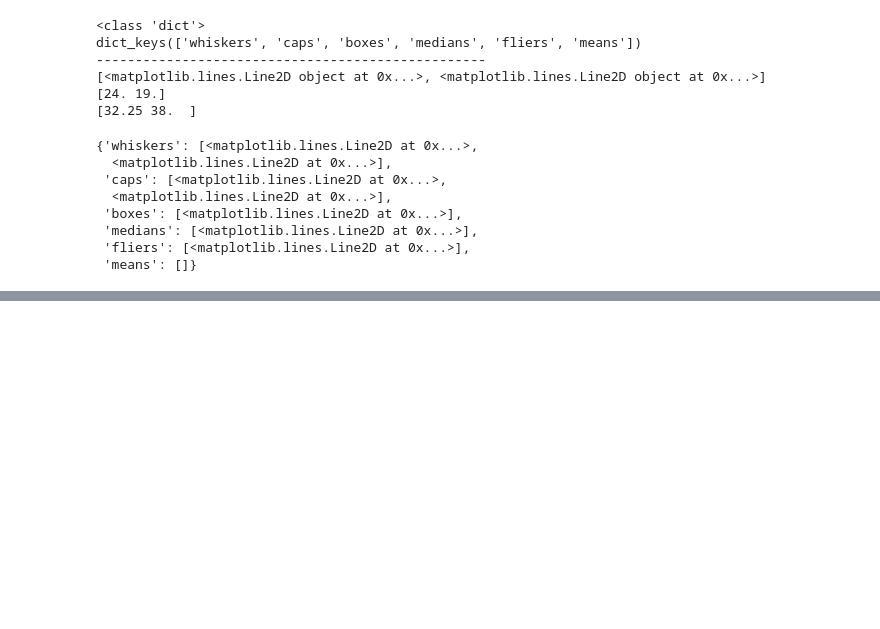
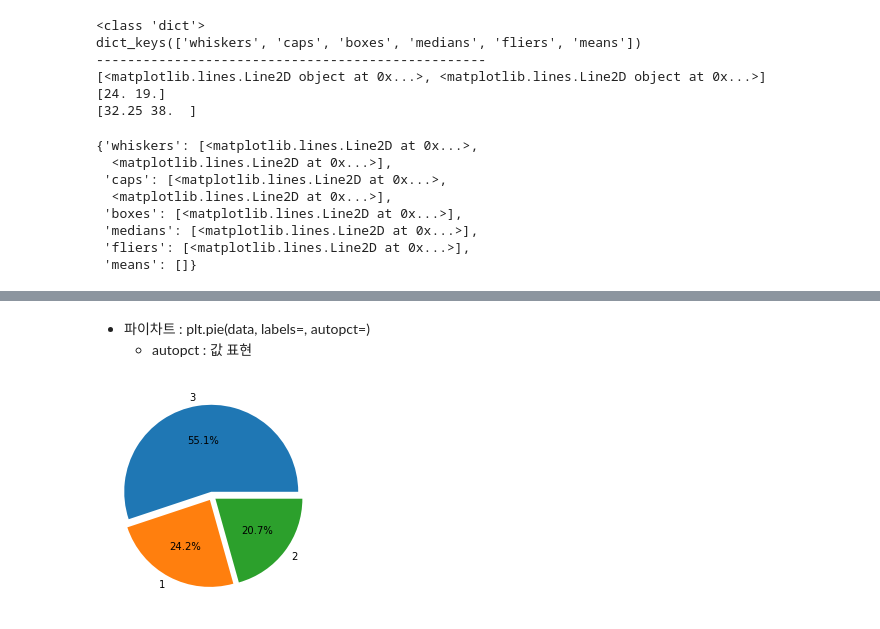
Before and after one commit to mskyun721/aivle_python, a Jupyter notebook: Class/matplotlib.ipynb, the cells around one changed output, grey strips where cells are left out. Drawn from its saved outputs; the diff is of its cells as text; code cells hidden in the pictures; blank space fills up the shorter version.

```diff
--- a/Class/matplotlib.ipynb
+++ b/Class/matplotlib.ipynb
@@ -402,0 +414,11 @@ box1
+# %% [markdown]
+* 파이차트 : plt.pie(data, labels=, autopct=)
+    - autopct : 값 표현
+# %%
+class_ = ti['Pclass'].value_counts()
+
+# explode : 간격 추가
+plt.pie(class_.values, labels=class_.index, autopct='%.1f%%', explode=[0.05]*len(class_.index))
+plt.show()
+# %% [output]
+[figure, added]
```
Also changed, not shown: parts of 28 cells of this notebook.
